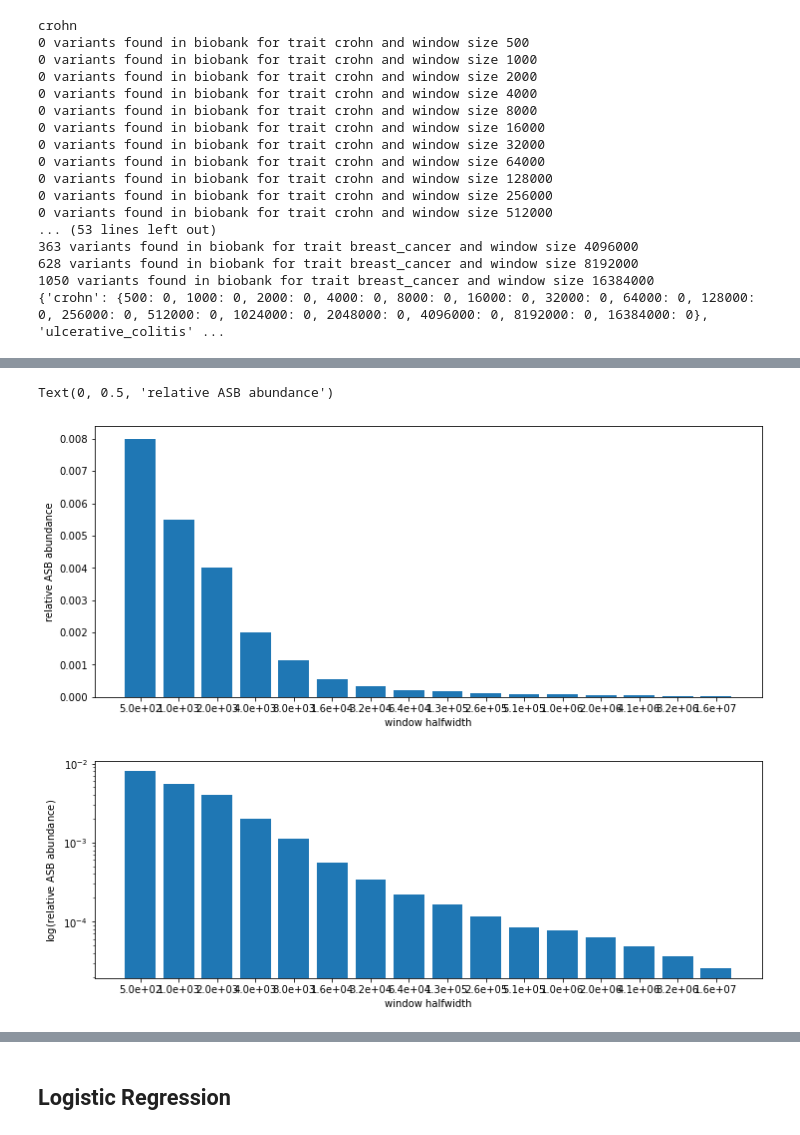
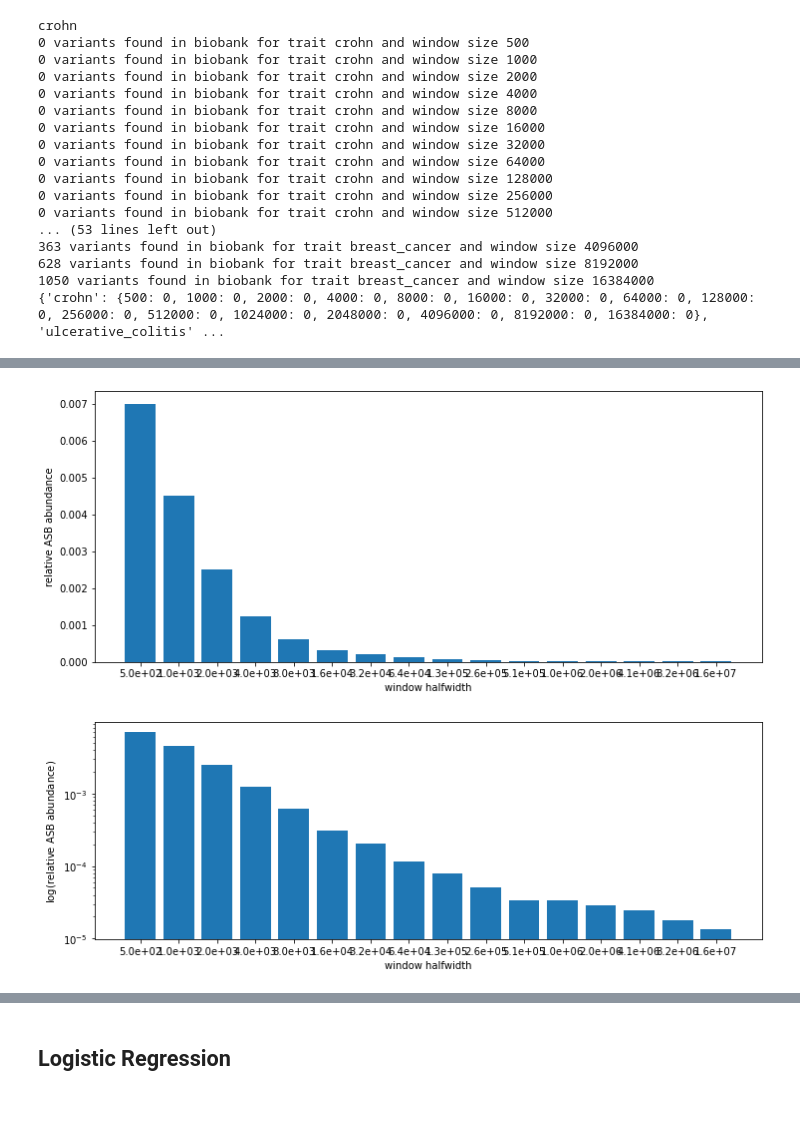
Before and after one commit to resecmo/adastra-something, a Jupyter notebook: diabetes_logreg.ipynb, the cells around one changed output, grey strips where cells are left out. Saved outputs shown, nothing was run; the diff lists cells and outputs as text; code cells hidden in the pictures; blank space fills up the shorter version.

```diff
--- a/diabetes_logreg.ipynb
+++ b/diabetes_logreg.ipynb
@@ -432,21 +401,21 @@ for trait, _ in diseases:
 # %%
 fig = plt.figure(figsize=(12, 5))
-rel_counts = [asbs_in_window[i] / (2 * wsizes[i]) for i in range(len(wsizes))]
-plt.bar([f'{x:.1e}' for x in wsizes], rel_counts)
+rel_counts = [adastra_snps_count["type_ii_diabetes"][wsize] / (2 * wsize) for wsize in window_sizes]
+plt.bar([f'{wsize:.1e}' for wsize in window_sizes], rel_counts)
 plt.xlabel('window halfwidth')
 plt.ylabel('relative ASB abundance')
+plt.show()
 # %% [output]
-Text(0, 0.5, 'relative ASB abundance')
-[figure, old version]
+[figure, new version]
-# %%
-fig, ax = plt.subplots(1, 1, figsize=(12, 4))
-#fig, ax = plt.subplots(1, 1, figsize=(36, 15))
-rel_counts = [asbs_in_window[i] / (2 * wsizes[i]) for i in range(len(wsizes))]
-plt.bar([f'{x:.1e}' for x in wsizes], rel_counts)
-plt.xlabel('window halfwidth')
-plt.ylabel('$\log($relative ASB abundance$)$')
-ax.set_yscale(matplotlib.scale.LogScale(ax))
-plt.savefig('rel_ASB_abund.png')
-# %% [output]
-[figure, removed]
+# %%
+fig, ax = plt.subplots(1, 1, figsize=(12, 4))
+#fig, ax = plt.subplots(1, 1, figsize=(36, 15))
+rel_counts = [adastra_snps_count["type_ii_diabetes"][wsize] / (2 * wsize) for wsize in window_sizes]
+plt.bar([f'{wsize:.1e}' for wsize in window_sizes], rel_counts)
+plt.xlabel('window halfwidth')
+plt.ylabel('$\log($relative ASB abundance$)$')
+ax.set_yscale(matplotlib.scale.LogScale(ax))
+plt.savefig('rel_ASB_abund.png')
+# %% [output]
+[figure, added]
 # %%
```
Also changed, not shown: parts of 27 cells of this notebook, 41 other files.
